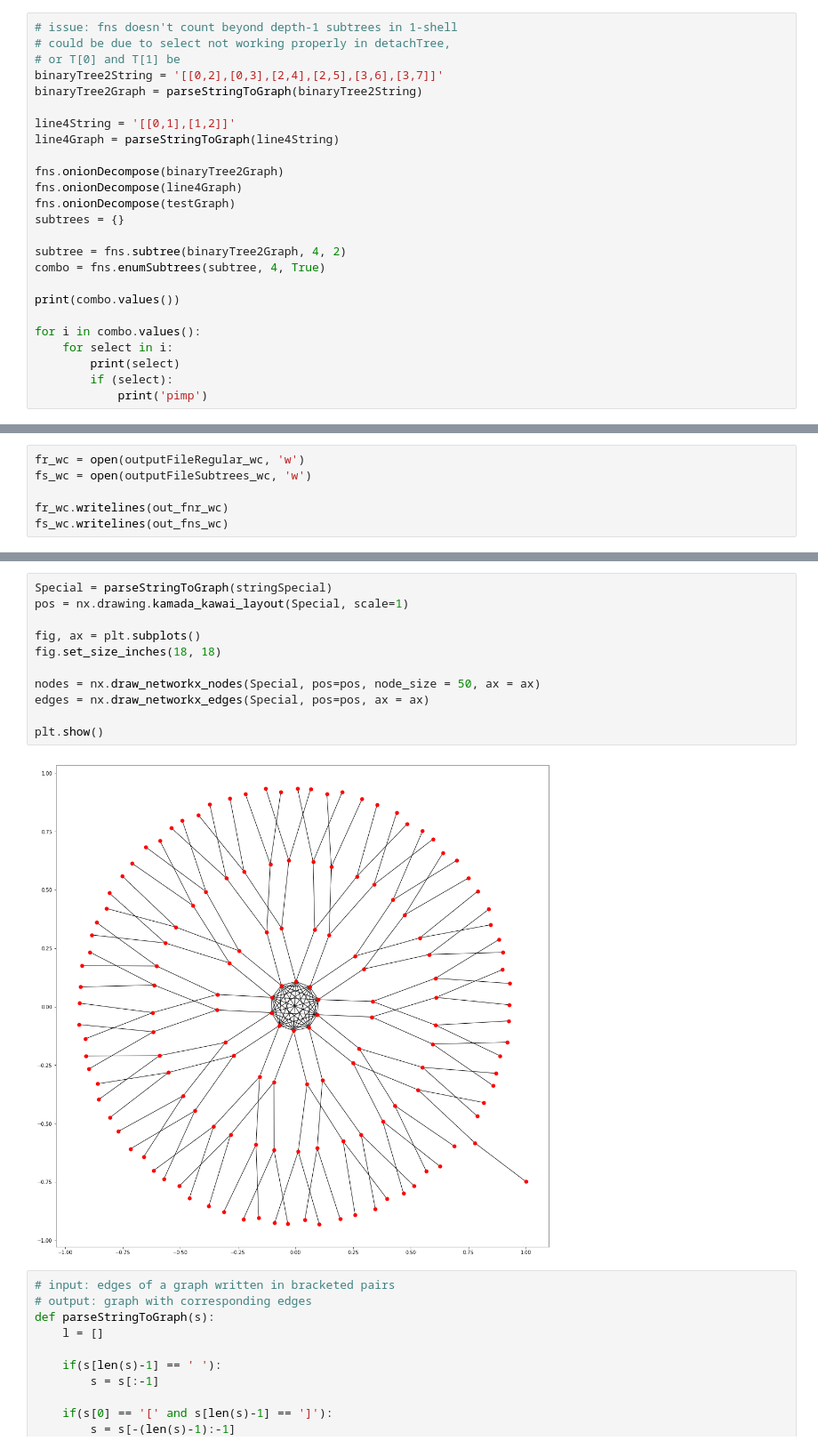
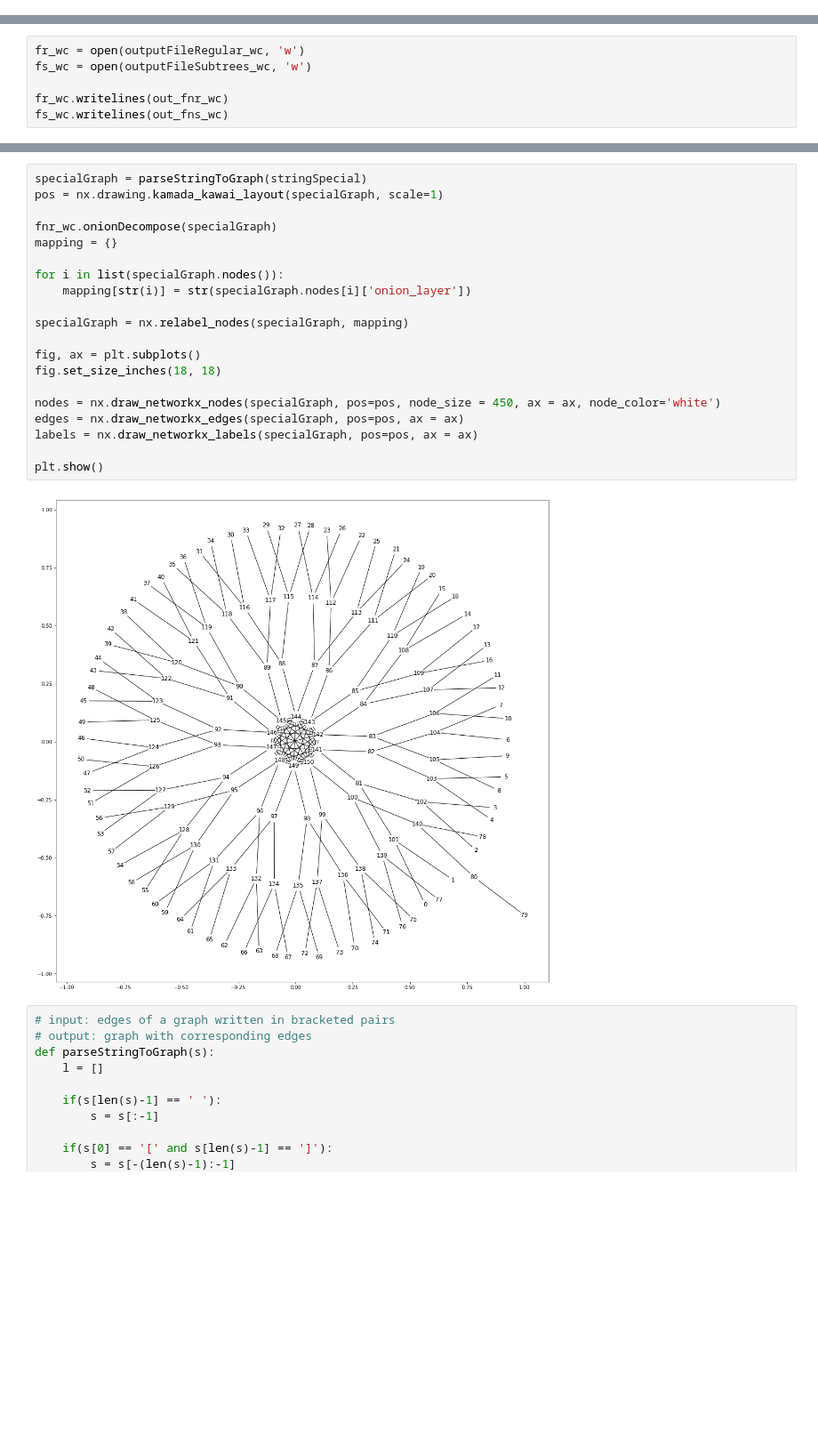
Before and after one commit to ta-rekt/motif-discovery, a Jupyter notebook: src/testing.ipynb, the cells around one changed output, grey strips where cells are left out. Shown at 89% size. Saved outputs shown, nothing was run; the diff lists cells and outputs as text; blank space fills up the shorter version.

```diff
--- a/src/testing.ipynb
+++ b/src/testing.ipynb
@@ -54,25 +33,0 @@ nx.draw(line3Graph, with_labels=True)
-# %%
-# issue: fns doesn't count beyond depth-1 subtrees in 1-shell
-# could be due to select not working properly in detachTree,
-# or T[0] and T[1] be
-binaryTree2String = '[[0,2],[0,3],[2,4],[2,5],[3,6],[3,7]]'
-binaryTree2Graph = parseStringToGraph(binaryTree2String)
-
-line4String = '[[0,1],[1,2]]'
-line4Graph = parseStringToGraph(line4String)
-
-fns.onionDecompose(binaryTree2Graph)
-fns.onionDecompose(line4Graph)
-fns.onionDecompose(testGraph)
-subtrees = {}
-
-subtree = fns.subtree(binaryTree2Graph, 4, 2)
-combo = fns.enumSubtrees(subtree, 4, True)
-
-print(combo.values())
-
-for i in combo.values():
-    for select in i:
-        print(select)
-        if (select):
-            print('pimp')
@@ -189,16 +166,25 @@ regular: 5078
 # %%
-Special = parseStringToGraph(stringSpecial)
-pos = nx.drawing.kamada_kawai_layout(Special, scale=1)
+specialGraph = parseStringToGraph(stringSpecial)
+pos = nx.drawing.kamada_kawai_layout(specialGraph, scale=1)
+
+fnr_wc.onionDecompose(specialGraph)
+mapping = {}
+
+for i in list(specialGraph.nodes()):
+    mapping[str(i)] = str(specialGraph.nodes[i]['onion_layer'])
+
+specialGraph = nx.relabel_nodes(specialGraph, mapping)
 
 fig, ax = plt.subplots()
 fig.set_size_inches(18, 18)
 
-nodes = nx.draw_networkx_nodes(Special, pos=pos, node_size = 50, ax = ax)
-edges = nx.draw_networkx_edges(Special, pos=pos, ax = ax)
+nodes = nx.draw_networkx_nodes(specialGraph, pos=pos, node_size = 450, ax = ax, node_color='white')
+edges = nx.draw_networkx_edges(specialGraph, pos=pos, ax = ax)
+labels = nx.draw_networkx_labels(specialGraph, pos=pos, ax = ax)
 
 plt.show()
 # %% [output]
-[figure, old version]
+[figure, new version]
 # %%
 # input: edges of a graph written in bracketed pairs
 # output: graph with corresponding edges
```
Also changed, not shown: parts of 14 cells of this notebook, 24 other files.
